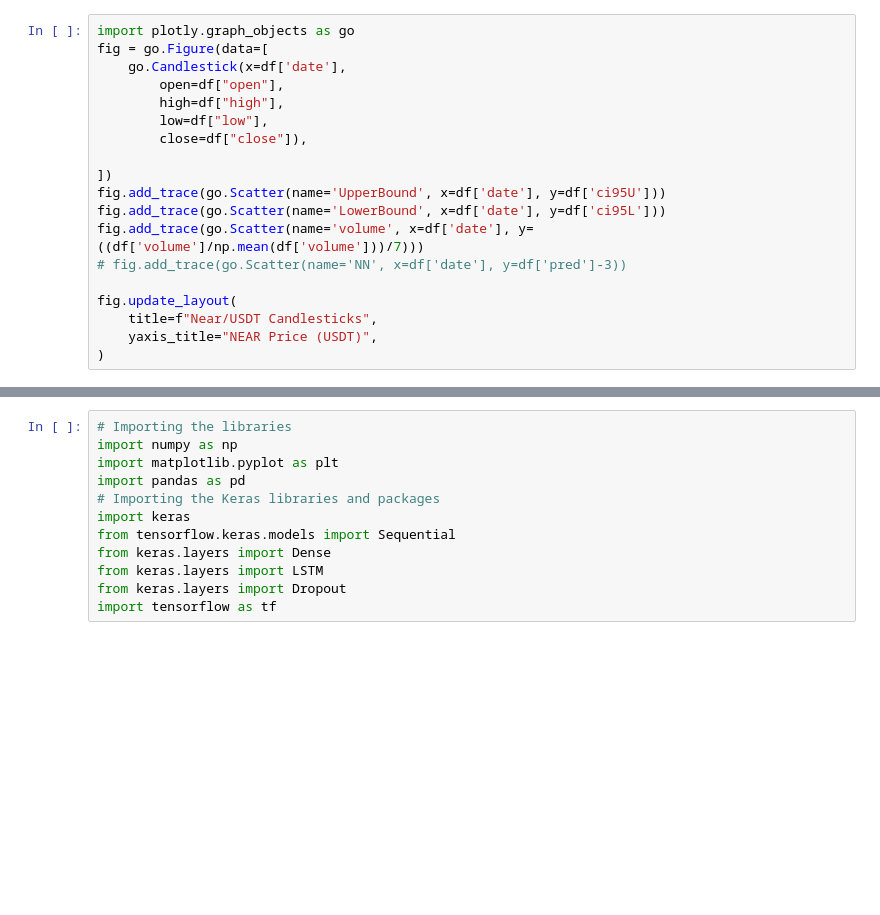
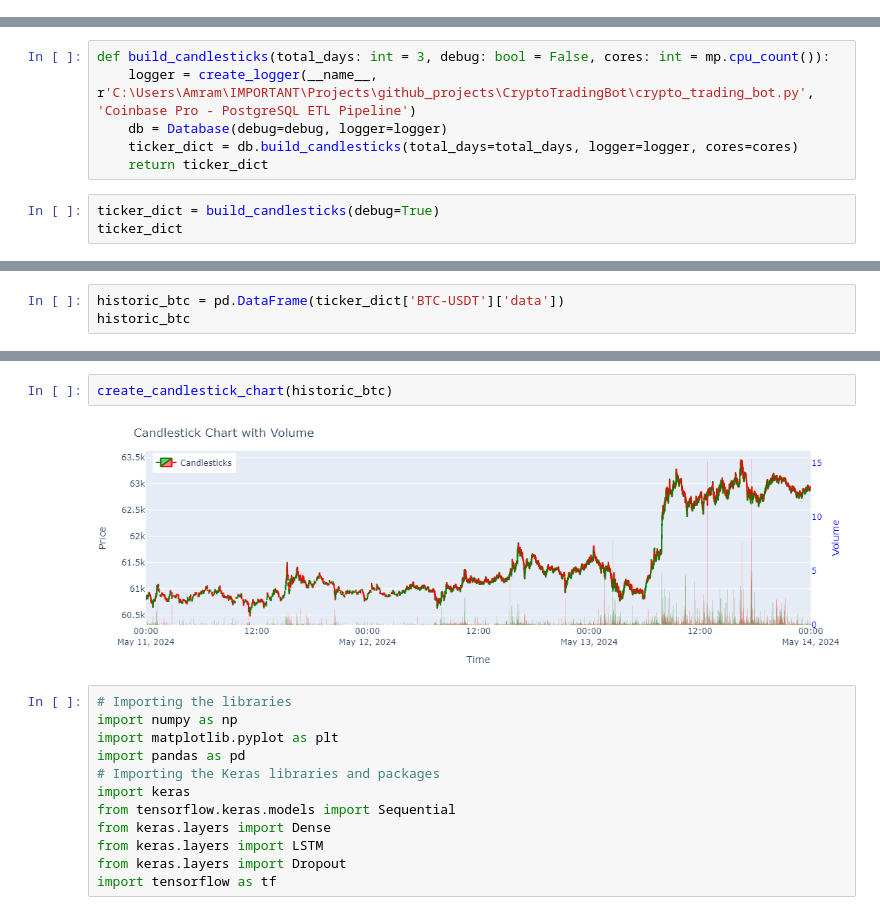
Before and after one commit to amrambouskila/Binance-Trading-Bot, a Jupyter notebook: cryptoFeed.ipynb, the cells around one changed output, grey strips where cells are left out. Drawn from its saved outputs; the diff is of its cells as text; blank space fills up the shorter version.

Commit message:
updated crypto trading bot project to contain a proper database api

```diff
--- a/cryptoFeed.ipynb
+++ b/cryptoFeed.ipynb
@@ -445,19 +0,0 @@ for i in range(len(df)):
-# %%
-import plotly.graph_objects as go
-fig = go.Figure(data=[
-    go.Candlestick(x=df['date'],
-        open=df["open"],
-        high=df["high"],
-        low=df["low"],
-        close=df["close"]),
-
-])
-fig.add_trace(go.Scatter(name='UpperBound', x=df['date'], y=df['ci95U']))
-fig.add_trace(go.Scatter(name='LowerBound', x=df['date'], y=df['ci95L']))
-fig.add_trace(go.Scatter(name='volume', x=df['date'], y=((df['volume']/np.mean(df['volume']))/7)))
-# fig.add_trace(go.Scatter(name='NN', x=df['date'], y=df['pred']-3))
-
-fig.update_layout(
-    title=f"Near/USDT Candlesticks",
-    yaxis_title="NEAR Price (USDT)",
-)
@@ -465,0 +17,9 @@ fig.update_layout(
+# %%
+def build_candlesticks(total_days: int = 3, debug: bool = False, cores: int = mp.cpu_count()):
+    logger = create_logger(__name__, r'C:\Users\Amram\IMPORTANT\Projects\github_projects\CryptoTradingBot\crypto_trading_bot.py', 'Coinbase Pro - PostgreSQL ETL Pipeline')
+    db = Database(debug=debug, logger=logger)
+    ticker_dict = db.build_candlesticks(total_days=total_days, logger=logger, cores=cores)
+    return ticker_dict
+# %%
+ticker_dict = build_candlesticks(debug=True)
+ticker_dict
@@ -465,0 +52,3 @@ fig.update_layout(
+# %%
+historic_btc = pd.DataFrame(ticker_dict['BTC-USDT']['data'])
+historic_btc
@@ -466,3 +172,7 @@ fig.update_layout(
+# %%
+create_candlestick_chart(historic_btc)
+# %% [output]
+[figure, added]
 # %%
 # Importing the libraries
 import numpy as np
```
Also changed, not shown: parts of 49 cells of this notebook, 9 other files.
